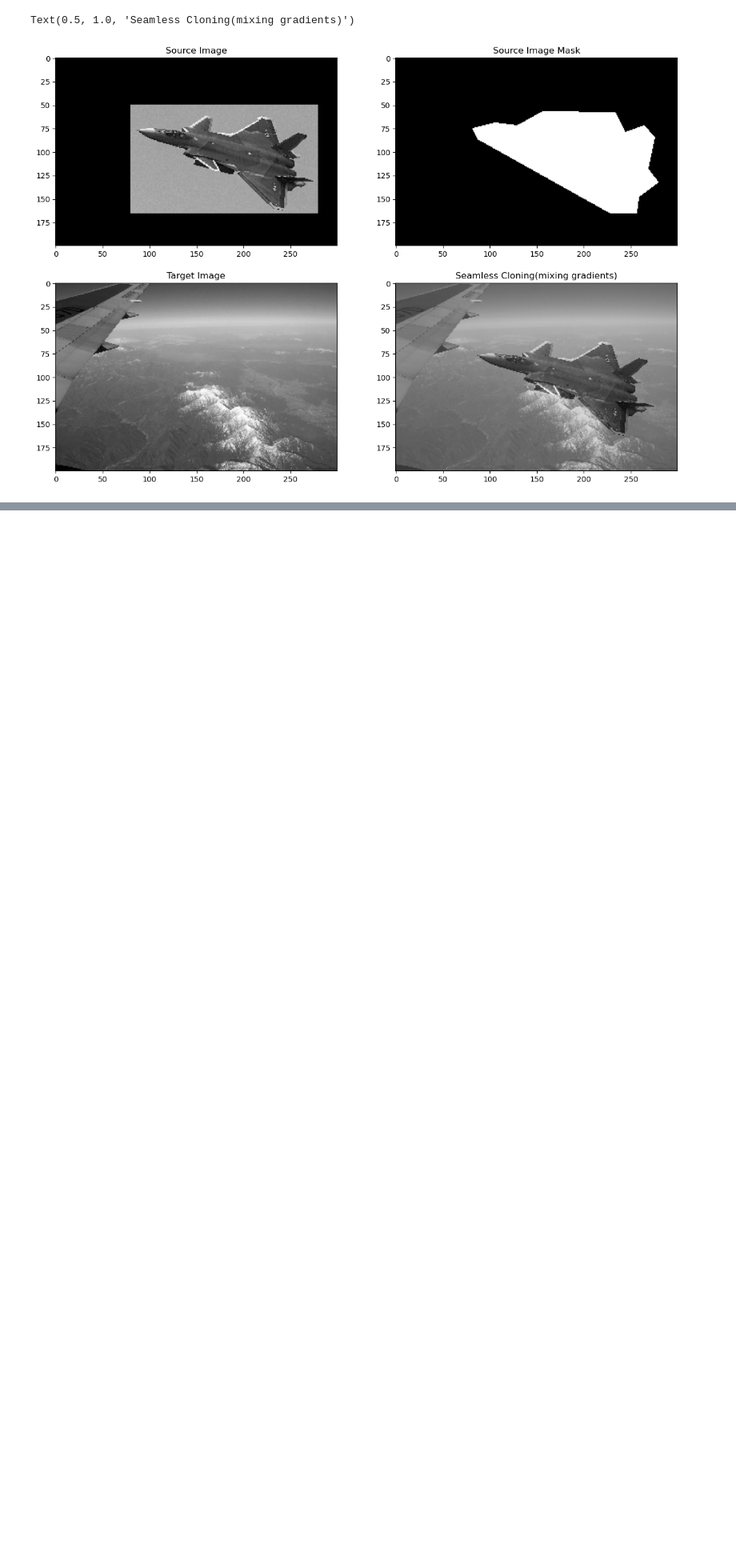
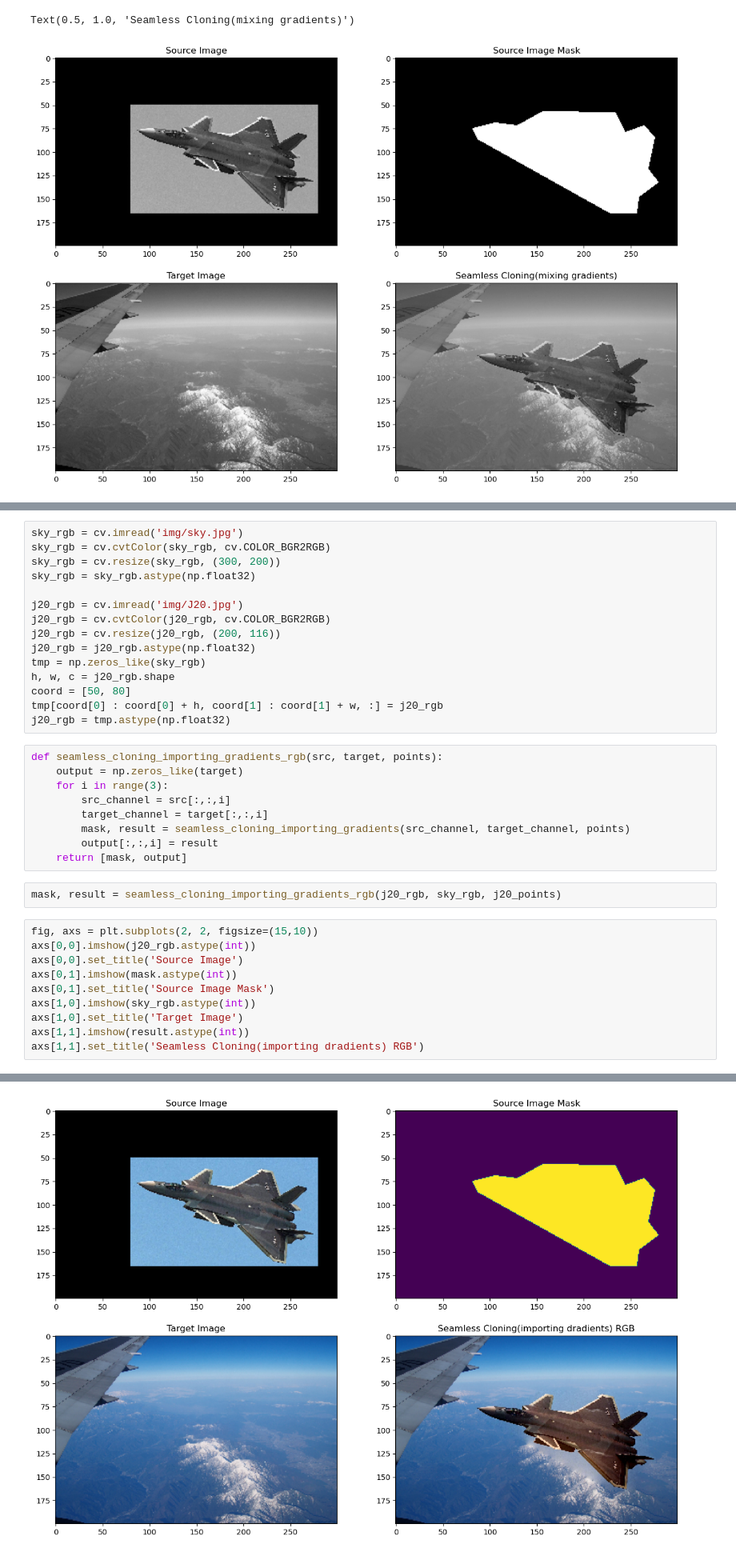
Before and after one commit to Kim-Xerxes/Poisson-Image-Editing, a Jupyter notebook: CW3.ipynb, the cells around one changed output, grey strips where cells are left out. Shown at 80% size. Saved outputs shown, nothing was run; the diff lists cells and outputs as text; blank space fills up the shorter version.

Commit message:
Add Seamless Cloning(importing dradients) RGB

```diff
--- a/CW3.ipynb
+++ b/CW3.ipynb
@@ -238,0 +248,37 @@ Text(0.5, 1.0, 'Seamless Cloning(mixing gradients)')
+# %%
+sky_rgb = cv.imread('img/sky.jpg')
+sky_rgb = cv.cvtColor(sky_rgb, cv.COLOR_BGR2RGB)
+sky_rgb = cv.resize(sky_rgb, (300, 200))
+sky_rgb = sky_rgb.astype(np.float32)
+
+j20_rgb = cv.imread('img/J20.jpg')
+j20_rgb = cv.cvtColor(j20_rgb, cv.COLOR_BGR2RGB)
+j20_rgb = cv.resize(j20_rgb, (200, 116))
+j20_rgb = j20_rgb.astype(np.float32)
+tmp = np.zeros_like(sky_rgb)
+h, w, c = j20_rgb.shape
+coord = [50, 80]
+tmp[coord[0] : coord[0] + h, coord[1] : coord[1] + w, :] = j20_rgb
+j20_rgb = tmp.astype(np.float32)
+# %%
+def seamless_cloning_importing_gradients_rgb(src, target, points):
+    output = np.zeros_like(target)
+    for i in range(3):
+        src_channel = src[:,:,i]
+        target_channel = target[:,:,i]
+        mask, result = seamless_cloning_importing_gradients(src_channel, target_channel, points)
+        output[:,:,i] = result
+    return [mask, output]
+# %%
+mask, result = seamless_cloning_importing_gradients_rgb(j20_rgb, sky_rgb, j20_points)
+# %%
+fig, axs = plt.subplots(2, 2, figsize=(15,10))
+axs[0,0].imshow(j20_rgb.astype(int))
+axs[0,0].set_title('Source Image')
+axs[0,1].imshow(mask.astype(int))
+axs[0,1].set_title('Source Image Mask')
+axs[1,0].imshow(sky_rgb.astype(int))
+axs[1,0].set_title('Target Image')
+axs[1,1].imshow(result.astype(int))
+axs[1,1].set_title('Seamless Cloning(importing dradients) RGB')
+# %% [output]
@@ -238,0 +287 @@ Text(0.5, 1.0, 'Seamless Cloning(mixing gradients)')
+[figure, added]
```
Also changed, not shown: parts of 4 cells of this notebook, 1 other file.
